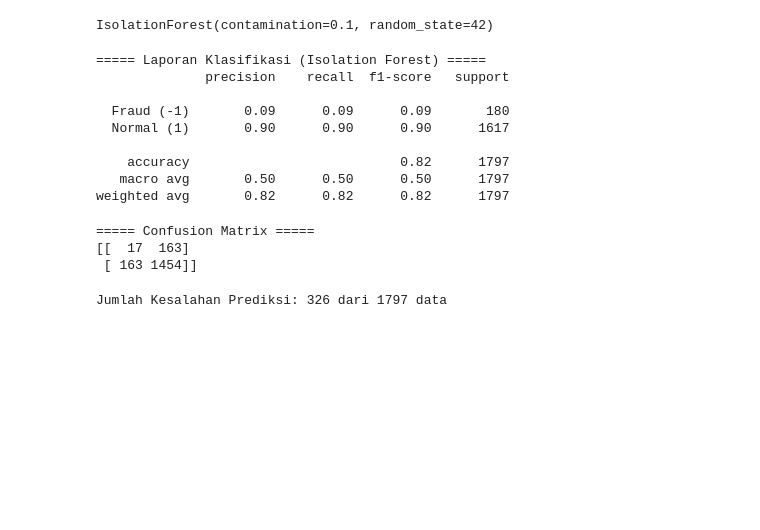
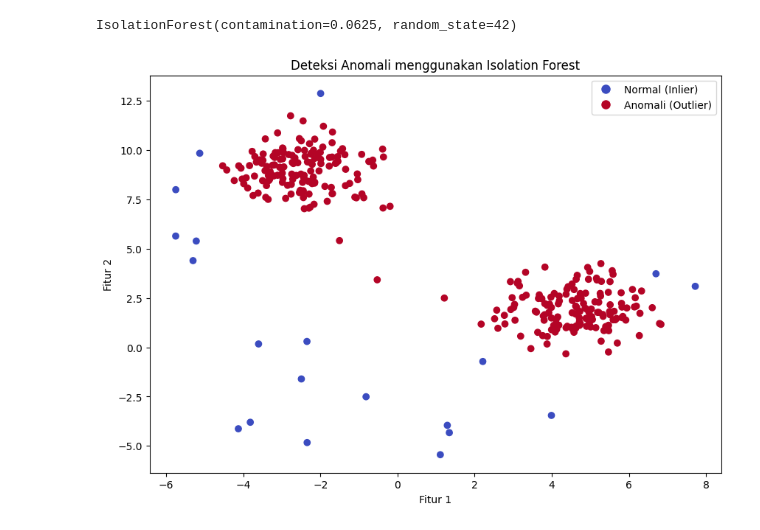
Before and after one commit to samuelhtampubolon/SDPM2025, a Jupyter notebook: Deteksi_Anomali_dengan_Isolation_Forest.ipynb, the cells around one changed output. Cells and saved outputs as stored; diff of their text form; code cells hidden in the pictures; blank space fills up the shorter version.

```diff
--- a/Deteksi_Anomali_dengan_Isolation_Forest.ipynb
+++ b/Deteksi_Anomali_dengan_Isolation_Forest.ipynb
@@ -18,9 +3,23 @@ y_anomaly[y == 9] = -1
+# %%
+import numpy as np
+import matplotlib.pyplot as plt
+from sklearn.ensemble import IsolationForest
+from sklearn.datasets import make_blobs
+
+#   Membuat Data Sintetis ---
+# Buat data normal yang terdistribusi dalam dua gumpalan (blobs)
+X_normal, y_normal = make_blobs(n_samples=300, centers=2, cluster_std=1.0, random_state=42)
+
+# Buat beberapa data anomali yang lokasinya jauh dari data normal
+X_outliers = np.random.RandomState(42).uniform(low=-6, high=6, size=(20, 2))
+
+# Gabungkan data normal dan anomali
+X = np.vstack([X_normal, X_outliers])
 # %%
-# Inisialisasi & Latih Model ---
-# 'contamination' adalah persentase anomali yang kita perkirakan ada di dalam data.
-# Karena digit 9 adalah 1/10 dari total data, kita set sekitar 0.1
-model = IsolationForest(n_estimators=100, contamination=0.1, random_state=42)
+#   Inisialisasi & Latih Model ---
+# contamination = perkiraan proporsi anomali dalam data (20 anomali / 320 total data)
+model = IsolationForest(n_estimators=100, contamination=20/320, random_state=42)
 model.fit(X)
 # %% [output]
-IsolationForest(contamination=0.1, random_state=42)
+IsolationForest(contamination=0.0625, random_state=42)
 # %%
@@ -29,31 +28,16 @@ IsolationForest(contamination=0.1, random_state=42)
 y_pred = model.predict(X)
-# %%
-# Evaluasi Model ---
-print("===== Laporan Klasifikasi (Isolation Forest) =====")
-# Bandingkan label anomali asli dengan prediksi model
-print(classification_report(y_anomaly, y_pred, target_names=['Fraud (-1)', 'Normal (1)']))
-# %% [output]
-===== Laporan Klasifikasi (Isolation Forest) =====
-              precision    recall  f1-score   support
-
-  Fraud (-1)       0.09      0.09      0.09       180
-  Normal (1)       0.90      0.90      0.90      1617
-
-    accuracy                           0.82      1797
-   macro avg       0.50      0.50      0.50      1797
-weighted avg       0.82      0.82      0.82      1797
-# %%
-print("\n===== Confusion Matrix =====")
-# Matriks ini menunjukkan berapa banyak fraud yang benar terdeteksi
-# dan berapa banyak transaksi normal yang salah ditandai sebagai fraud.
-print(confusion_matrix(y_anomaly, y_pred))
-# %% [output]
-===== Confusion Matrix =====
-[[  17  163]
- [ 163 1454]]
-# %%
-# Menghitung jumlah kesalahan prediksi
-n_errors = (y_pred != y_anomaly).sum()
-print(f"\nJumlah Kesalahan Prediksi: {n_errors} dari {len(X)} data")
-# %% [output]
-Jumlah Kesalahan Prediksi: 326 dari 1797 data
+# %%
+#   Visualisasi Hasil ---
+plt.figure(figsize=(10, 7))
+plt.scatter(X[:, 0], X[:, 1], c=y_pred, cmap='coolwarm')
+plt.title('Deteksi Anomali menggunakan Isolation Forest')
+plt.xlabel('Fitur 1')
+plt.ylabel('Fitur 2')
+# Membuat legenda manual
+plt.legend(handles=[
+    plt.Line2D([0], [0], marker='o', color='w', markerfacecolor='#3b4cc0', markersize=10, label='Normal (Inlier)'),
+    plt.Line2D([0], [0], marker='o', color='w', markerfacecolor='#b40426', markersize=10, label='Anomali (Outlier)')
+])
+plt.show()
+# %% [output]
+[figure, added]
```
Also changed, not shown: parts of 3 cells of this notebook.
